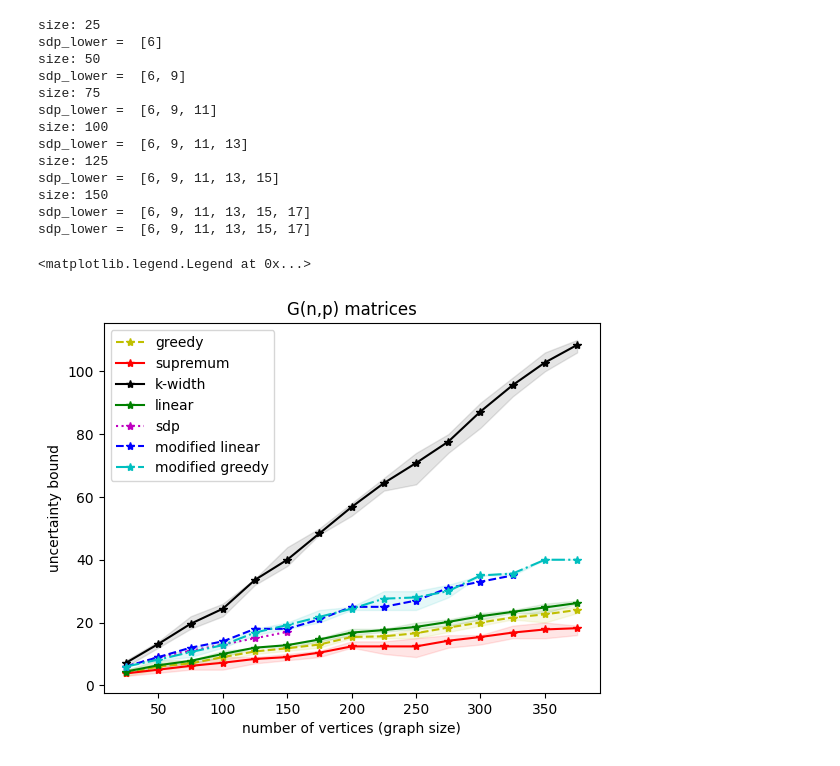
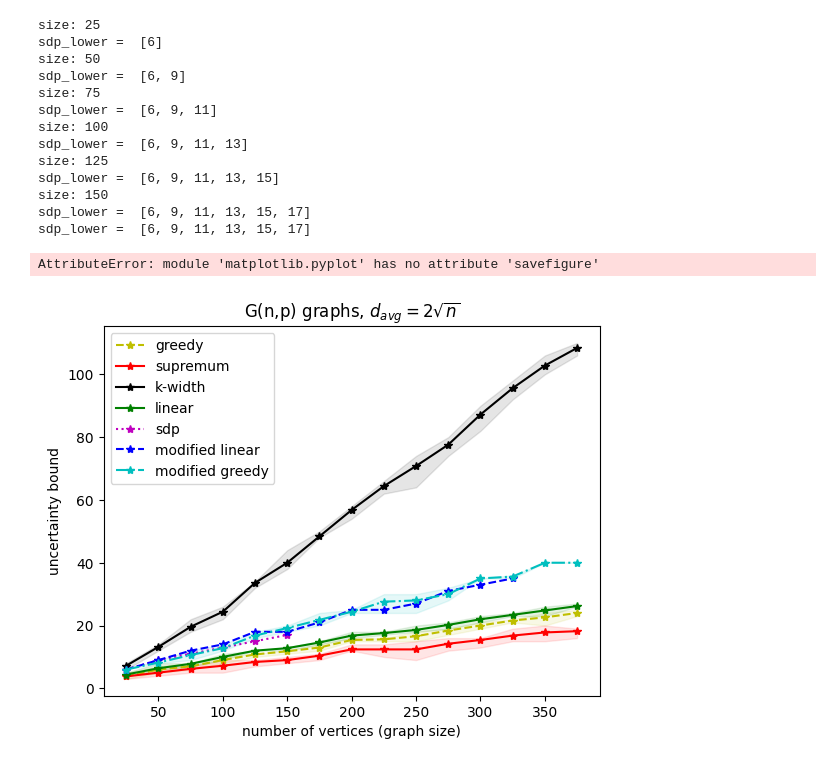
Before and after one commit to Joost-L/Uncertainty_Principle_on_Graphs, a Jupyter notebook: Delocalisation-numerical-experiments.ipynb, the cells around one changed output. Cells and saved outputs as stored; diff of their text form; code cells hidden in the pictures.

Commit message:
Cleared blocks and finished plot layout

```diff
--- a/Delocalisation-numerical-experiments.ipynb
+++ b/Delocalisation-numerical-experiments.ipynb
@@ -811,26 +811,27 @@ linear_mod_res = [6, 9, 12, 14, 18, 18, 21, 25, 25, 27, 31, 33, 35]
 sdp_res = [6, 9, 11, 13, 15, 17]
 # %%
 ran = range(25,400,25) #matrixSizes
-plt.title('G(n,p) matrices')
+plt.title('G(n,p) graphs, $d_{avg}= 2\sqrt{n}$')
 plt.plot(ran, np.mean(greedy_res, axis = 0),       'y*--', label = 'greedy')
 plt.plot(ran, np.mean(sup_res, axis = 0),          'r*-',  label = 'supremum')
 plt.plot(ran, np.mean(kwidth_res, axis = 0),       'k*-',  label = 'k-width')
 plt.plot(ran, np.mean(linear_res, axis = 0),       'g*-',  label = 'linear')
 plt.plot(ran[:6], sdp_res,               'm*:',  label = 'sdp')
 
 plt.plot(ran[:13], linear_mod_res,            'b*--',  label = 'modified linear')
 plt.plot(ran, np.mean(greedy_mod_res, axis = 0),      'c*-.',  label = 'modified greedy')
 
 plt.fill_between(ran, np.min(greedy_res, axis =0), np.max(greedy_res, axis =0), color='y', alpha=0.1)
 plt.fill_between(ran, np.min(sup_res,    axis =0), np.max(sup_res,    axis =0), color='r', alpha=0.1)
 plt.fill_between(ran, np.min(kwidth_res, axis =0), np.max(kwidth_res, axis =0), color='k', alpha=0.1)
 plt.fill_between(ran, np.min(linear_res, axis =0), np.max(linear_res, axis =0), color='g', alpha=0.1)
 plt.fill_between(ran, np.min(greedy_mod_res, axis =0), np.max(greedy_mod_res, axis =0), color='c', alpha=0.1)
 
 
 plt.xlabel("number of vertices (graph size)")
 plt.ylabel("uncertainty bound")
 plt.legend()
+plt.savefigure("GnpDsqrt.png")
 # %% [output]
-<matplotlib.legend.Legend at 0x...>
+AttributeError: module 'matplotlib.pyplot' has no attribute 'savefigure'
-[figure, old version]
+[figure, new version]
```
